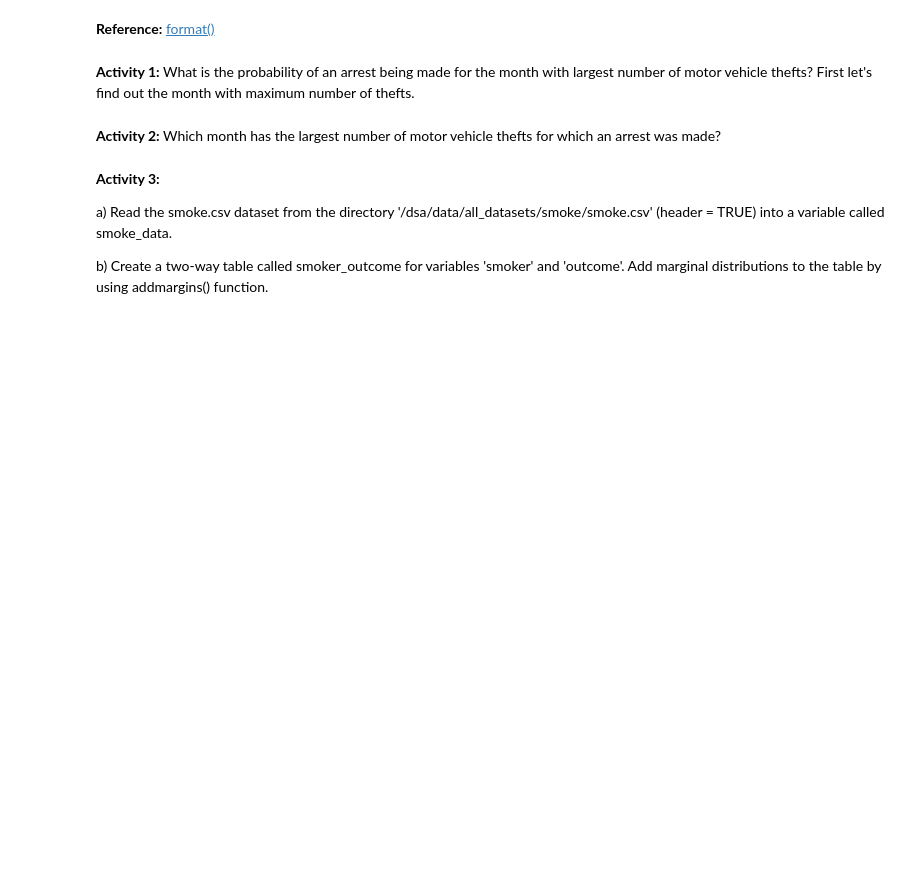
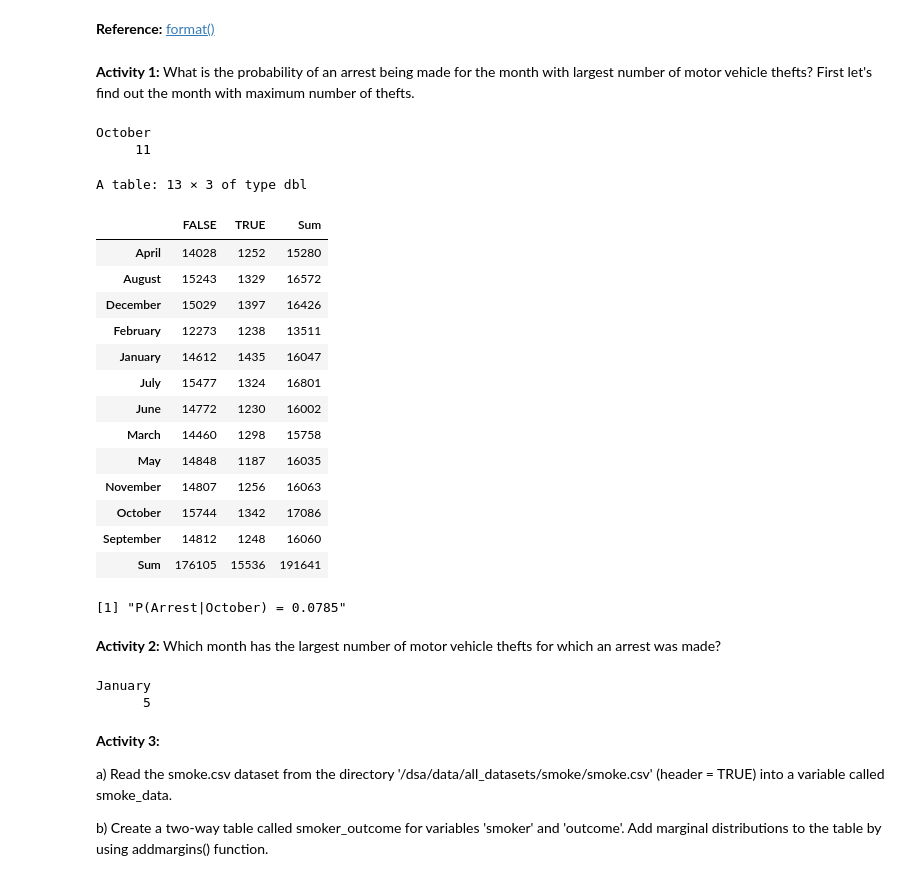
Before and after one commit to SteeltownRiot/DSA, a Jupyter notebook: DSA-7020 Stats for Data Analysis/Module 4 - Probability/Practices/Conditional_Probability.ipynb, the cells around one changed output. Saved outputs shown, nothing was run; the diff lists cells and outputs as text; code cells hidden in the pictures; blank space fills up the shorter version.

```diff
--- a/DSA-7020 Stats for Data Analysis/Module 4 - Probability/Practices/Conditional_Probability.ipynb
+++ b/DSA-7020 Stats for Data Analysis/Module 4 - Probability/Practices/Conditional_Probability.ipynb
@@ -43,12 +83,31 @@ head(vehicle_thefts)
 # %%
 # Find the name of the month with largest value among the table() output results
 # The first returned month will have the largest value
-<what goes in here>(table(vehicle_thefts$Month))
+#sort(table(vehicle_thefts$Month), decreasing = TRUE)
+which.max(table(vehicle_thefts$Month))
 
 # A table is usually the best summary for categorical data. Once we have a table, we should be able to
 # look at it and say something sensible.  Let's take a look at the relationship between the two categorical
 # variables Month and Arrest.
-table(vehicle_thefts$<what goes in here>, vehicle_thefts$<what goes in here>)
+addmargins(table(vehicle_thefts$Month, vehicle_thefts$Arrest))
+# %% [output]
+October
+     11
+A table: 13 × 3 of type dbl
+|  | FALSE | TRUE | Sum |
+| April | 14028 | 1252 | 15280 |
+| August | 15243 | 1329 | 16572 |
+| December | 15029 | 1397 | 16426 |
+| February | 12273 | 1238 | 13511 |
+| January | 14612 | 1435 | 16047 |
+| July | 15477 | 1324 | 16801 |
+| June | 14772 | 1230 | 16002 |
+| March | 14460 | 1298 | 15758 |
+| May | 14848 | 1187 | 16035 |
+| November | 14807 | 1256 | 16063 |
+| October | 15744 | 1342 | 17086 |
+| September | 14812 | 1248 | 16060 |
+| Sum | 176105 | 15536 | 191641 |
 # %%
 # What is the probability that an arrest is made, given that the theft occurs in October?
 # P(Arrest|October)
@@ -58,13 +117,23 @@ table(vehicle_thefts$<what goes in here>, vehicle_thefts$<what goes in here>)
 # Logical subsetting of the Month column extracts rows where Month = "October"
 # round() rounds the answer to 4 decimal places
 
-table(vehicle_thefts$Month[<what goes in here> & vehicle_thefts$Month=="October"])/<what goes in here>(table(vehicle_thefts$Month[vehicle_thefts$Month=="October"]))
+
+#table(vehicle_thefts$Month[<what goes in here> & vehicle_thefts$Month=="October"])/<what goes in here>(table(vehicle_thefts$Month[vehicle_thefts$Month=="October"]))
+prob = table(vehicle_thefts$Month[vehicle_thefts$Arrest==TRUE & vehicle_thefts$Month == "October"]) /
+    table(vehicle_thefts$Month[vehicle_thefts$Month == "October"])
+
+print(paste("P(Arrest|October) =", round(prob, 4)))
+# %% [output]
+[1] "P(Arrest|October) = 0.0785"
 # %% [markdown]
 **Activity 2:** Which month has the largest number of motor vehicle thefts for which an arrest was made?
 # %%
 # which.max() determines the index of the (first) minimum or maximum of a numeric or logical vector.
 
-which.max(table(vehicle_thefts$Month[<what goes in here>]))
+which.max(table(vehicle_thefts$Month[vehicle_thefts$Arrest==TRUE]))
+# %% [output]
+January
+      5
 # %% [markdown]
 **Activity 3:**
 
```
Also changed, not shown: parts of 11 cells of this notebook, 1 other file.
